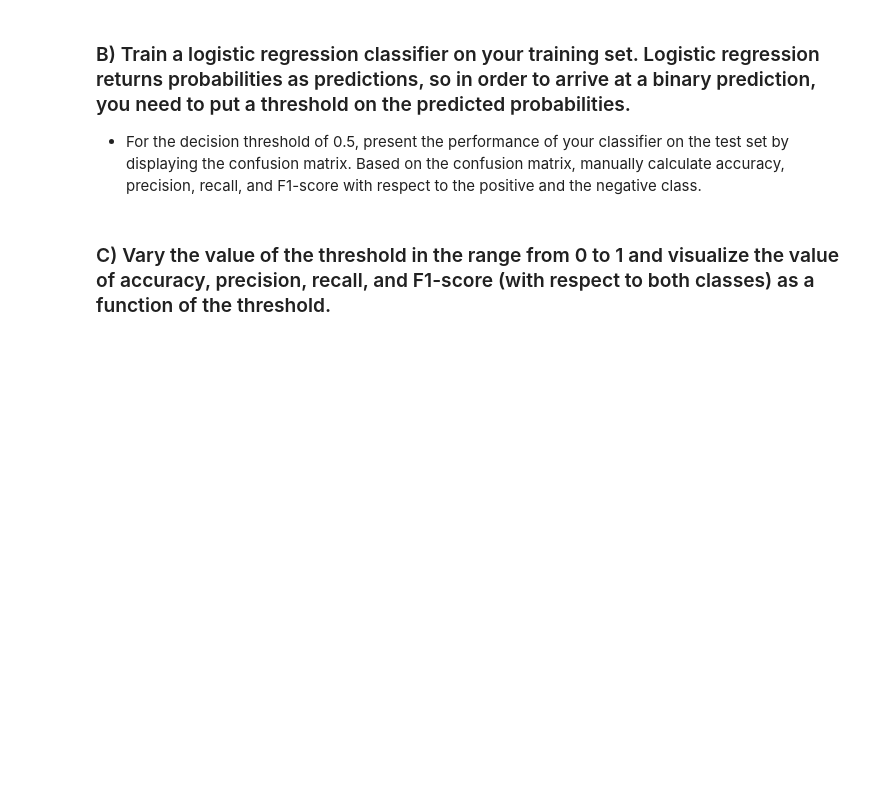
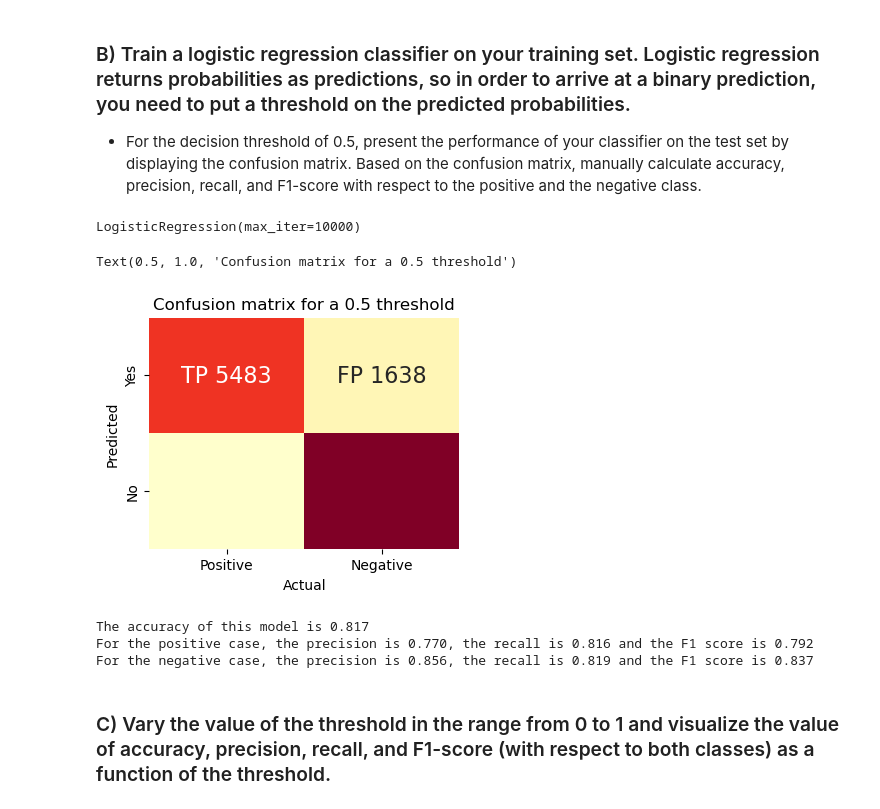
Before and after one commit to alessiodesogus/2023, a Jupyter notebook: Exercises/07 - Learning from data - Applied machine learning/AppliedML.ipynb, the cells around one changed output. Drawn from its saved outputs; the diff is of its cells as text; code cells hidden in the pictures; blank space fills up the shorter version.

```diff
--- a/Exercises/07 - Learning from data - Applied machine learning/AppliedML.ipynb
+++ b/Exercises/07 - Learning from data - Applied machine learning/AppliedML.ipynb
@@ -110,0 +94,6 @@ X_test = X.iloc[index[train_size:]]
+# %%
+categorical_columns = ['sex_upon_outcome', 'animal_type', 'intake_condition',
+                        'intake_type', 'sex_upon_intake']
+train_categorical = pd.get_dummies(train, columns=categorical_columns)
+
+train_categorical.head()
@@ -110,0 +125,20 @@ X_test = X.iloc[index[train_size:]]
+# %%
+# Standardization of the 2 sets :
+# Train set
+means_tr = train_features.mean()
+std_tr = train_features.std()
+
+train_features_std = pd.DataFrame()
+for i in train_features.columns:
+    train_features_std[i] = (train_features[i]-means_tr[i])/std_tr[i]
+
+# Test set
+means_te = train_features.mean()
+std_te = train_features.std()
+
+test_features_std = pd.DataFrame()
+for j in test_features.columns:
+    test_features_std[j] = (test_features[j]-means_te[j])/std_te[j]
+
+# Displaying
+train_features_std.head()
@@ -124,2 +156,7 @@ y_test = y.iloc[index[train_size:]]
 # %%
-logistic = LogisticRegression(solver='lbfgs')
+logistic = LogisticRegression(solver='lbfgs', max_iter=10000)
+logistic.fit(train_features_std,train_label)
+# %% [output]
+LogisticRegression(max_iter=10000)
+# %%
+prediction_proba = logistic.predict_proba(test_features_std)
@@ -126,2 +200,28 @@ logistic = LogisticRegression(solver='lbfgs')
+# %%
+# Computing the confusion matrix :
+confusion_matrix_05 = compute_confusion_matrix(test_label, prediction_proba, 0.5 )
+
+# Plotting the confusion matrix :
+plt.figure(figsize = (4,3))
+ax = plot_confusion_matrix(confusion_matrix_05)
+plt.xlabel('Actual')
+plt.ylabel('Predicted')
+plt.title('Confusion matrix for a 0.5 threshold')
+# %% [output]
+Text(0.5, 1.0, 'Confusion matrix for a 0.5 threshold')
+[figure, added]
+# %%
+[t, accuracy, precision_positive, recall_positive, F1_score_positive, \
+    precision_negative, recall_negative, F1_score_negative] = compute_all_score(confusion_matrix_05)
+
+print("The accuracy of this model is {0:1.3f}".format(accuracy))
+print("For the positive case, the precision is {0:1.3f}, the recall is {1:1.3f} and the F1 score is {2:1.3f}"\
+    .format(precision_positive, recall_positive, F1_score_positive))
+print("For the negative case, the precision is {0:1.3f}, the recall is {1:1.3f} and the F1 score is {2:1.3f}"\
+    .format(precision_negative, recall_negative, F1_score_negative))
+# %% [output]
+The accuracy of this model is 0.817
+For the positive case, the precision is 0.770, the recall is 0.816 and the F1 score is 0.792
+For the negative case, the precision is 0.856, the recall is 0.819 and the F1 score is 0.837
 # %% [markdown]
 ### C) Vary the value of the threshold in the range from 0 to 1 and visualize the value of accuracy, precision, recall, and F1-score (with respect to both classes) as a function of the threshold.
```
Also changed, not shown: parts of 21 cells of this notebook.
